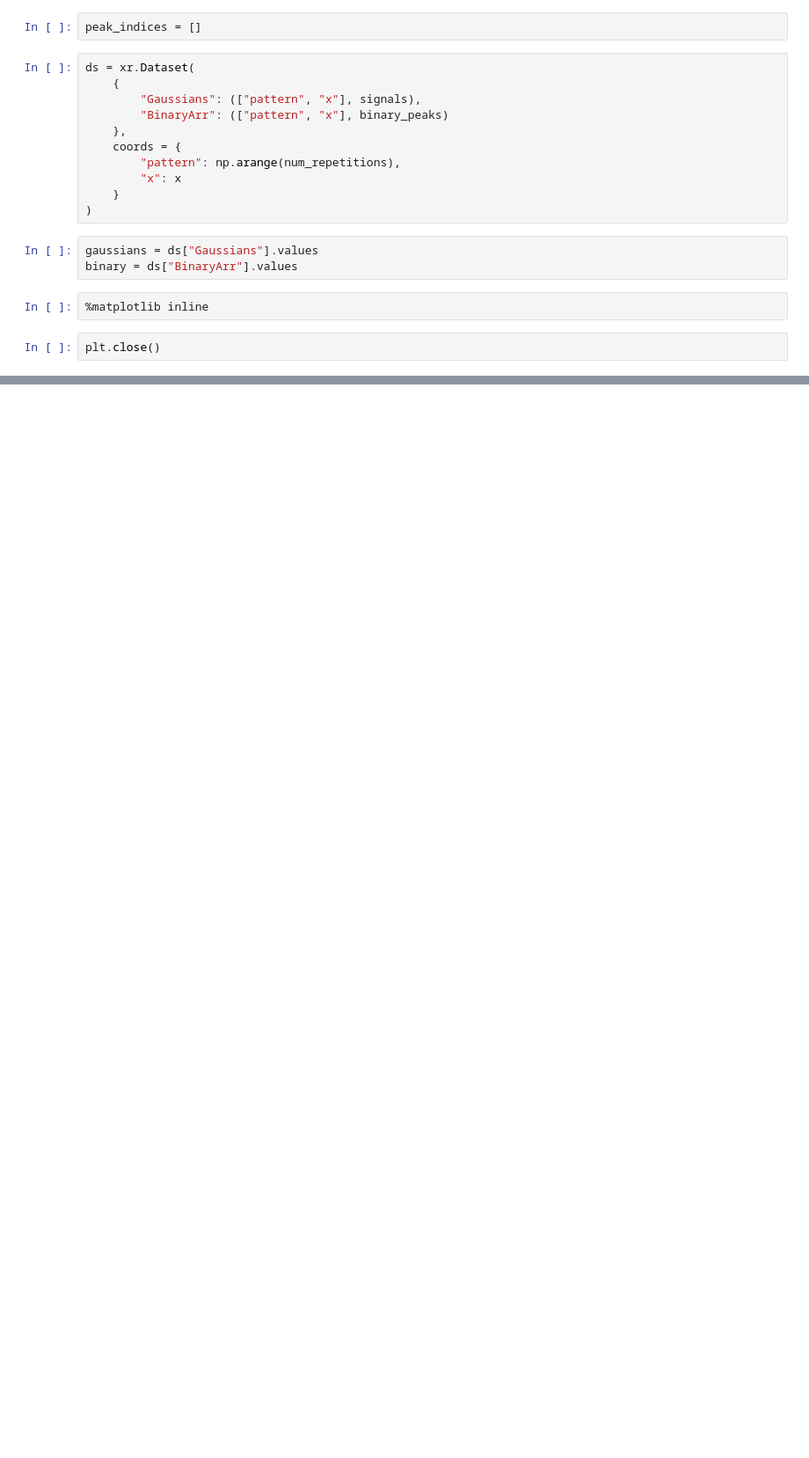
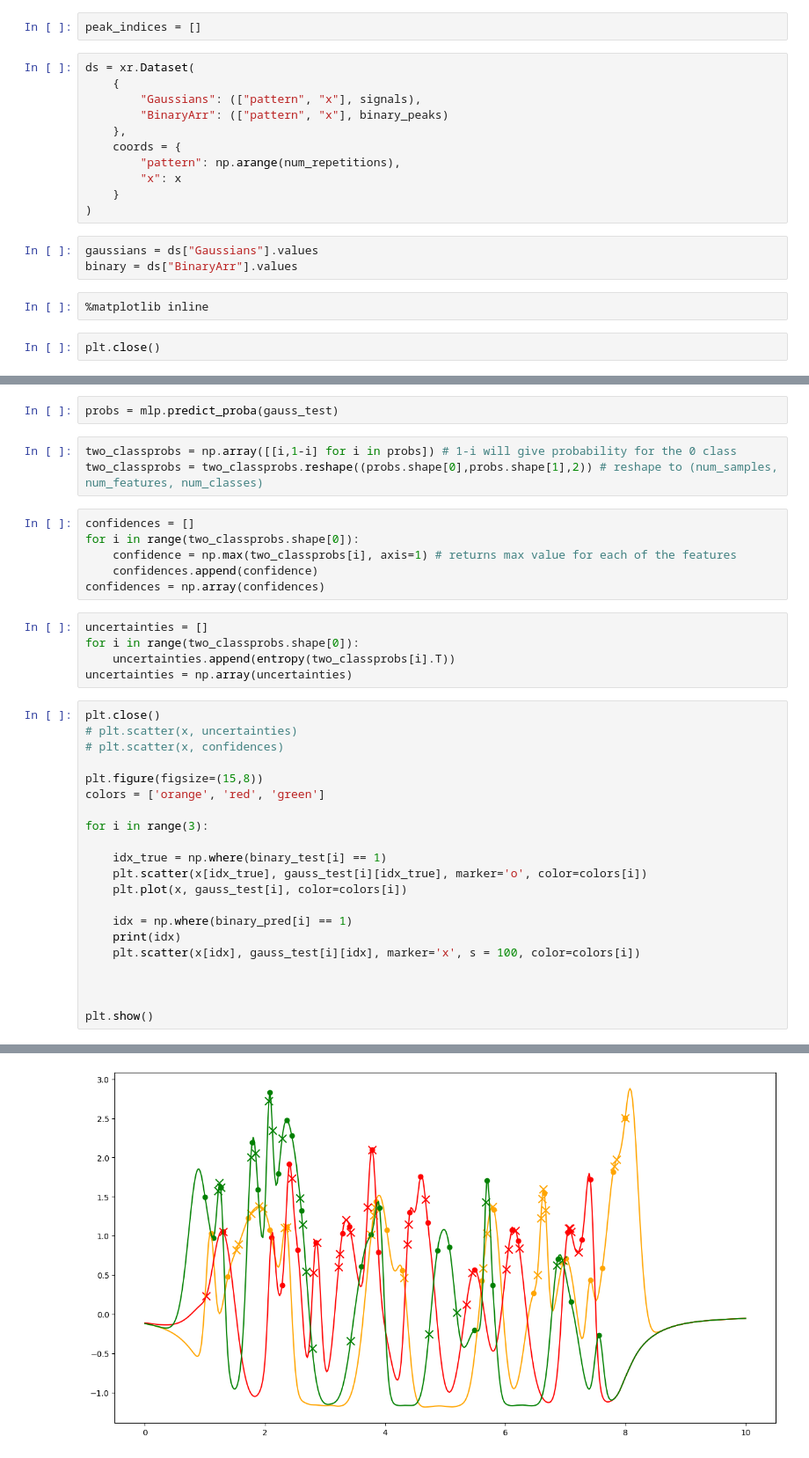
Before and after one commit to soniahasko/internship_2025, a Jupyter notebook: Gaussians/testing_gauss.ipynb, the cells around one changed output, grey strips where cells are left out. Shown at 88% size. Cells and saved outputs as stored; diff of their text form; blank space fills up the shorter version.

```diff
--- a/Gaussians/testing_gauss.ipynb
+++ b/Gaussians/testing_gauss.ipynb
@@ -130,0 +208,38 @@ gauss_parameters[3]
+# %%
+probs = mlp.predict_proba(gauss_test)
+# %%
+two_classprobs = np.array([[i,1-i] for i in probs]) # 1-i will give probability for the 0 class
+two_classprobs = two_classprobs.reshape((probs.shape[0],probs.shape[1],2)) # reshape to (num_samples, num_features, num_classes)
+# %%
+confidences = []
+for i in range(two_classprobs.shape[0]):
+    confidence = np.max(two_classprobs[i], axis=1) # returns max value for each of the features
+    confidences.append(confidence)
+confidences = np.array(confidences)
+# %%
+uncertainties = []
+for i in range(two_classprobs.shape[0]):
+    uncertainties.append(entropy(two_classprobs[i].T))
+uncertainties = np.array(uncertainties)
+# %%
+plt.close()
+# plt.scatter(x, uncertainties)
+# plt.scatter(x, confidences)
+
+plt.figure(figsize=(15,8))
+colors = ['orange', 'red', 'green']
+
+for i in range(3):
+
+    idx_true = np.where(binary_test[i] == 1)
+    plt.scatter(x[idx_true], gauss_test[i][idx_true], marker='o', color=colors[i])
+    plt.plot(x, gauss_test[i], color=colors[i])
+
+    idx = np.where(binary_pred[i] == 1)
+    print(idx)
+    plt.scatter(x[idx], gauss_test[i][idx], marker='x', s = 100, color=colors[i])
+
+
+
+plt.show()
+# %% [output]
@@ -130,0 +252 @@ gauss_parameters[3]
+[figure, added]
```
Also changed, not shown: parts of 19 cells of this notebook.
